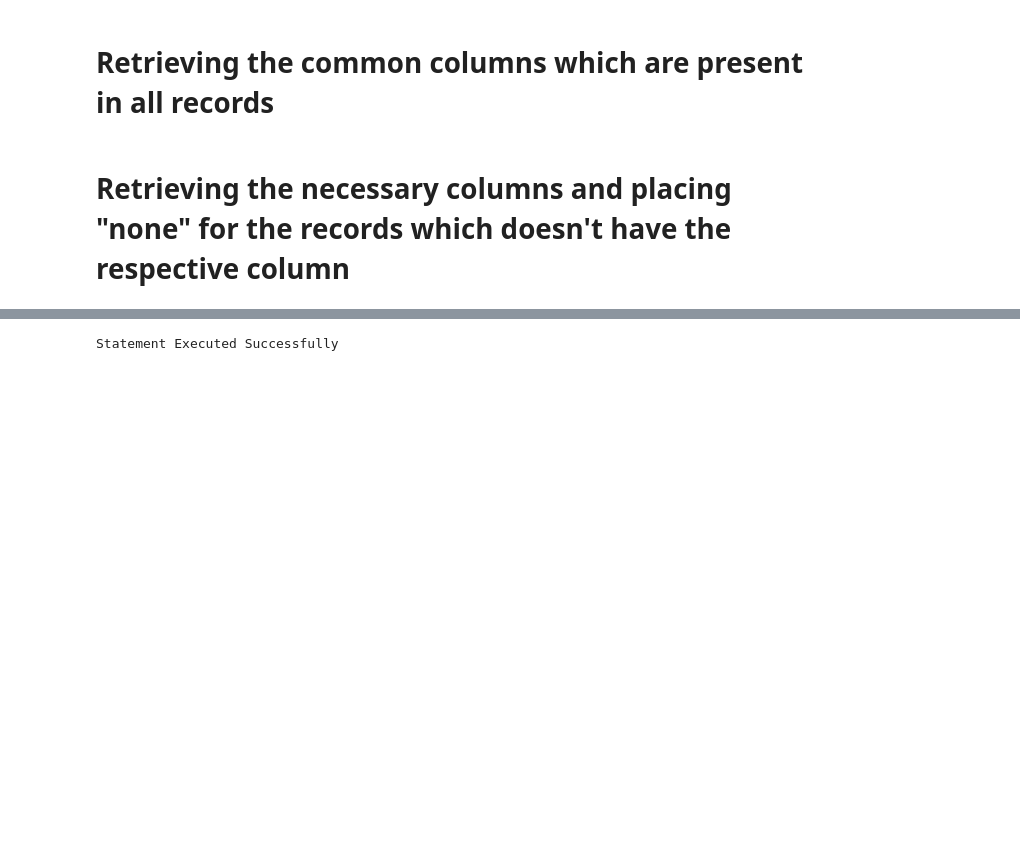
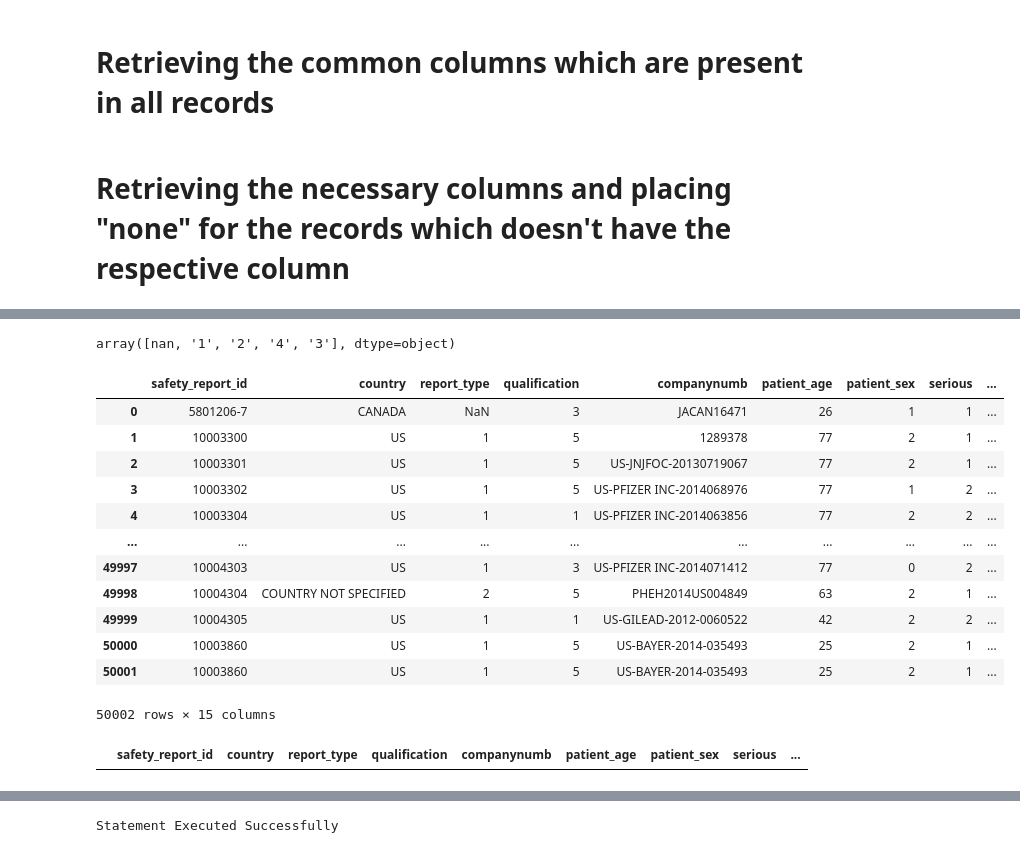
Before and after one commit to PrithviMD/DRUG, a Jupyter notebook: Drug_Events.ipynb, the cells around one changed output, grey strips where cells are left out. Cells and saved outputs as stored; diff of their text form; code cells hidden in the pictures; blank space fills up the shorter version.

```diff
--- a/Drug_Events.ipynb
+++ b/Drug_Events.ipynb
@@ -215,0 +194,7 @@ for i in range(0,len(df)):
+# %%
+for i in range(0, len(patient_age)):
+    if patient_age[i] == "nan":
+
+        patient_age[i]=median
+    else:
+        pass
@@ -228,0 +220,4 @@ for i in range(0,len(df)):
+# %%
+df1['receiptdate'] = pd.to_datetime(df['receiptdate'])
+# %%
+time_period = df1['receiptdate'].dt.strftime('%Y-%m')
@@ -240,3 +237,5 @@ df1["seriousness_other"]=seriousness_other
 df1["seriousness_hospitalization"]=seriousness_hospitalization
 df1["seriousness_lifethreatening"]=seriousness_lifethreatening
 df1["seriousness_congenitalanomali"]=seriousness_congenitalanomali
+df1["time_period"]=time_period
+df1["receipt_date"]=df["receiptdate"]
@@ -258,0 +242,28 @@ df1
+# %%
+# df1["companynumb"].isnull().sum()
+df1["country"].value_counts()
+# df1["report_type"].where("")
+df1["report_type"].unique()
+# %% [output]
+array([nan, '1', '2', '4', '3'], dtype=object)
+# %%
+df1.to_csv("Drug_Event")
+df1
+# %% [output]
+|  | safety_report_id | country | report_type | qualification | companynumb | patient_age | patient_sex | serious | ... |
+| 0 | 5801206-7 | CANADA | NaN | 3 | JACAN16471 | 26 | 1 | 1 | ... |
+| 1 | 10003300 | US | 1 | 5 | 1289378 | 77 | 2 | 1 | ... |
+| 2 | 10003301 | US | 1 | 5 | US-JNJFOC-20130719067 | 77 | 2 | 1 | ... |
+| 3 | 10003302 | US | 1 | 5 | US-PFIZER INC-2014068976 | 77 | 1 | 2 | ... |
+| 4 | 10003304 | US | 1 | 1 | US-PFIZER INC-2014063856 | 77 | 2 | 2 | ... |
+| ... | ... | ... | ... | ... | ... | ... | ... | ... | ... |
+| 49997 | 10004303 | US | 1 | 3 | US-PFIZER INC-2014071412 | 77 | 0 | 2 | ... |
+| 49998 | 10004304 | COUNTRY NOT SPECIFIED | 2 | 5 | PHEH2014US004849 | 63 | 2 | 1 | ... |
+| 49999 | 10004305 | US | 1 | 1 | US-GILEAD-2012-0060522 | 42 | 2 | 2 | ... |
+| 50000 | 10003860 | US | 1 | 5 | US-BAYER-2014-035493 | 25 | 2 | 1 | ... |
+| 50001 | 10003860 | US | 1 | 5 | US-BAYER-2014-035493 | 25 | 2 | 1 | ... |
+50002 rows × 15 columns
+# %%
+df1[df1["companynumb"].str.contains("fagron")]
+# %% [output]
+|  | safety_report_id | country | report_type | qualification | companynumb | patient_age | patient_sex | serious | ... |
```
Also changed, not shown: parts of 48 cells of this notebook.
